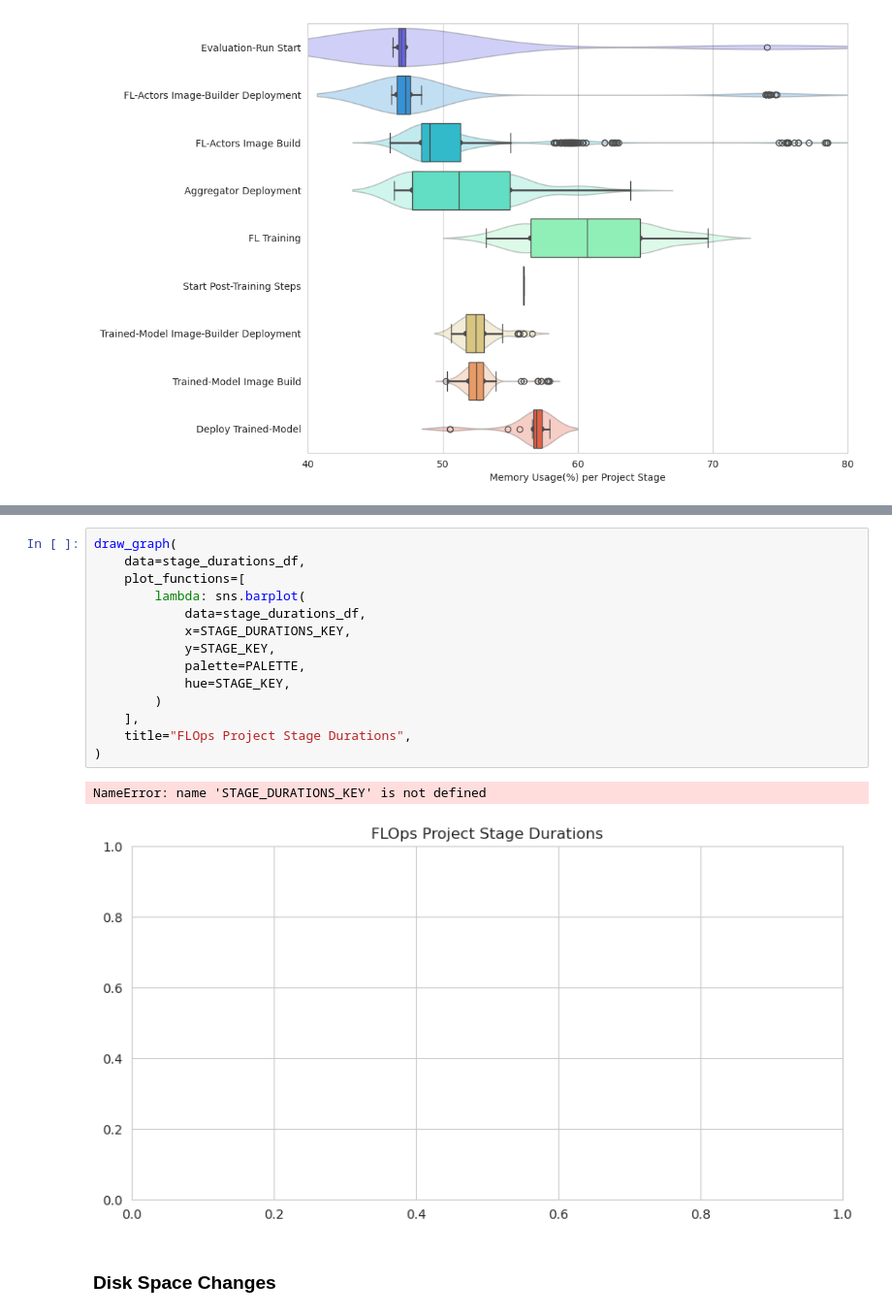
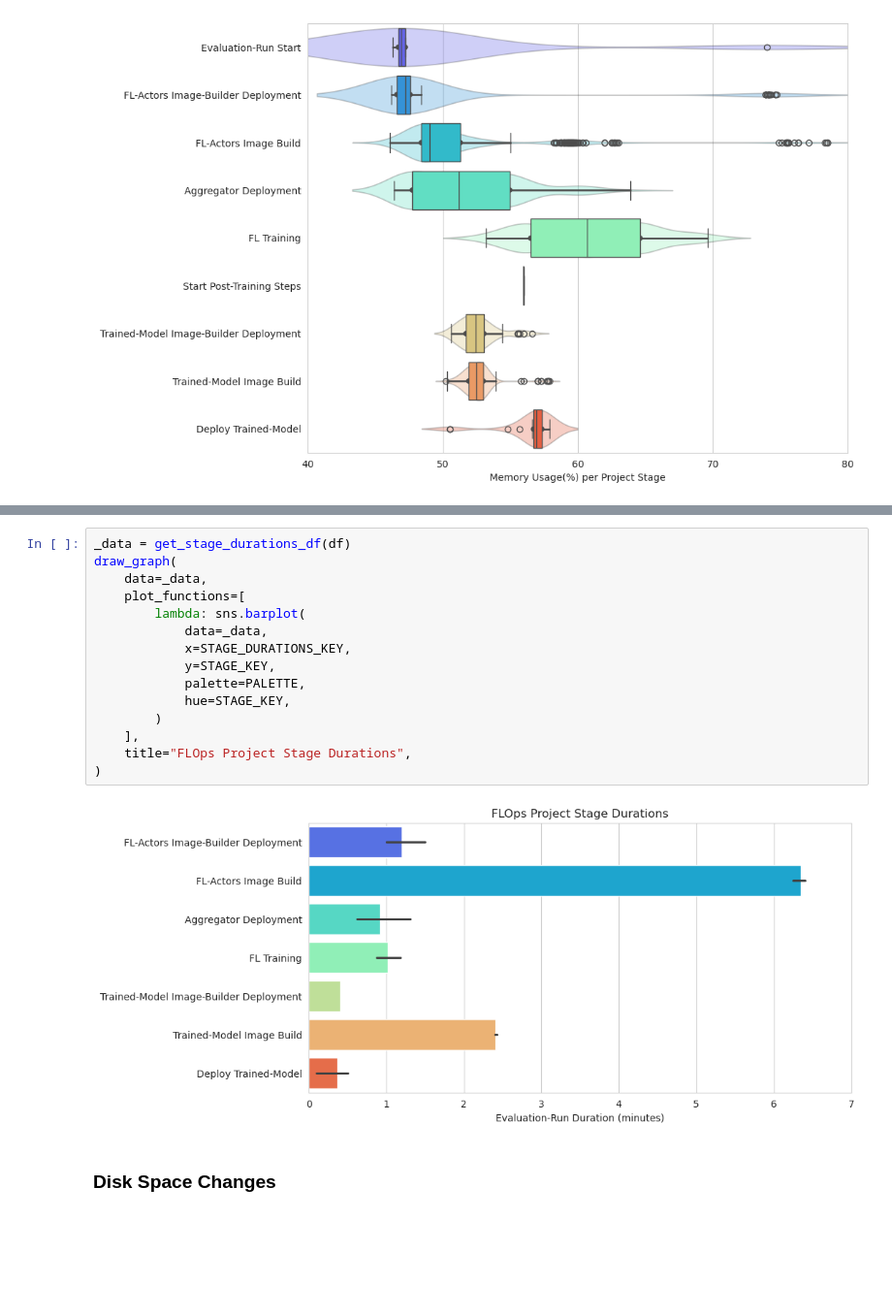
Before and after one commit to oakestra/oakestra-cli, a Jupyter notebook: oak_cli/evaluation/addons/flops/current_tmp_csv_graphs.ipynb, the cells around one changed output, grey strips where cells are left out. Shown at 97% size. Drawn from its saved outputs; the diff is of its cells as text; blank space fills up the shorter version.

```diff
--- a/oak_cli/evaluation/addons/flops/current_tmp_csv_graphs.ipynb
+++ b/oak_cli/evaluation/addons/flops/current_tmp_csv_graphs.ipynb
@@ -242,20 +145,20 @@ draw_box_violin_plot_for_each_stage(
 # %%
+_data = get_stage_durations_df(df)
 draw_graph(
-    data=stage_durations_df,
+    data=_data,
     plot_functions=[
         lambda: sns.barplot(
-            data=stage_durations_df,
+            data=_data,
             x=STAGE_DURATIONS_KEY,
             y=STAGE_KEY,
             palette=PALETTE,
             hue=STAGE_KEY,
         )
     ],
     title="FLOps Project Stage Durations",
 )
 # %% [output]
-NameError: name 'STAGE_DURATIONS_KEY' is not defined
-[figure, old version]
+[figure, new version]
 # %% [markdown]
 ### Disk Space Changes
 # %%
```
Also changed, not shown: parts of 19 cells of this notebook.
